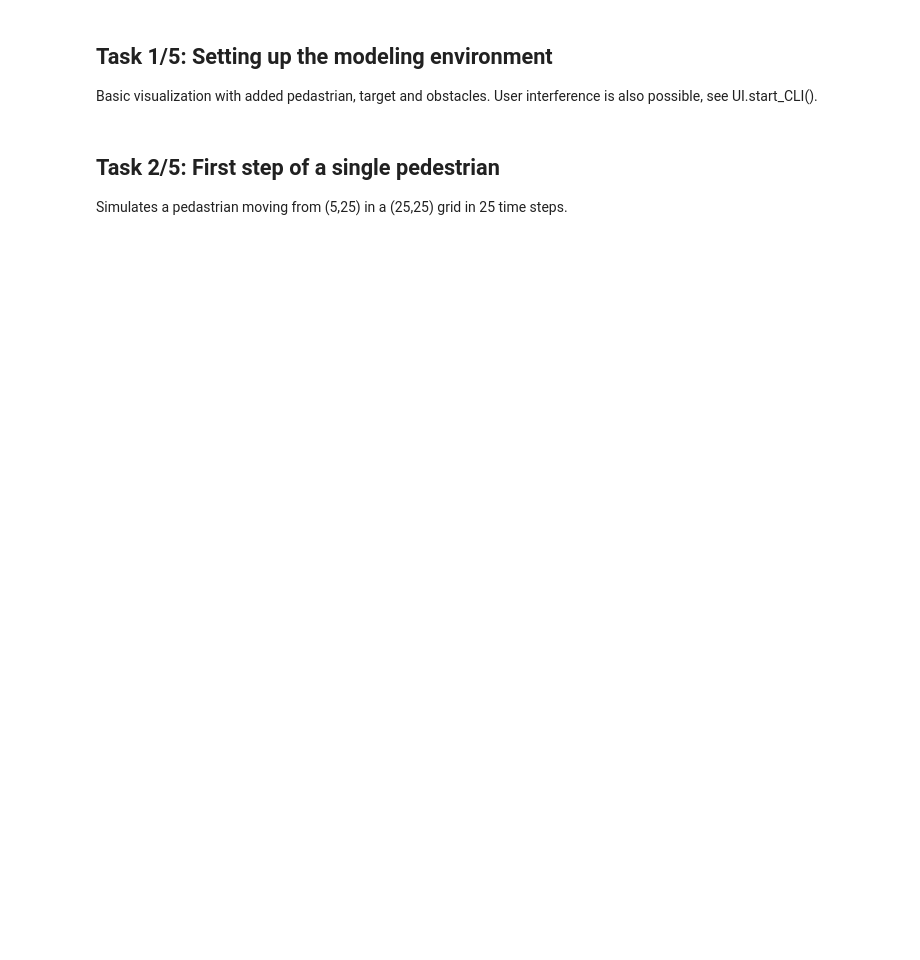
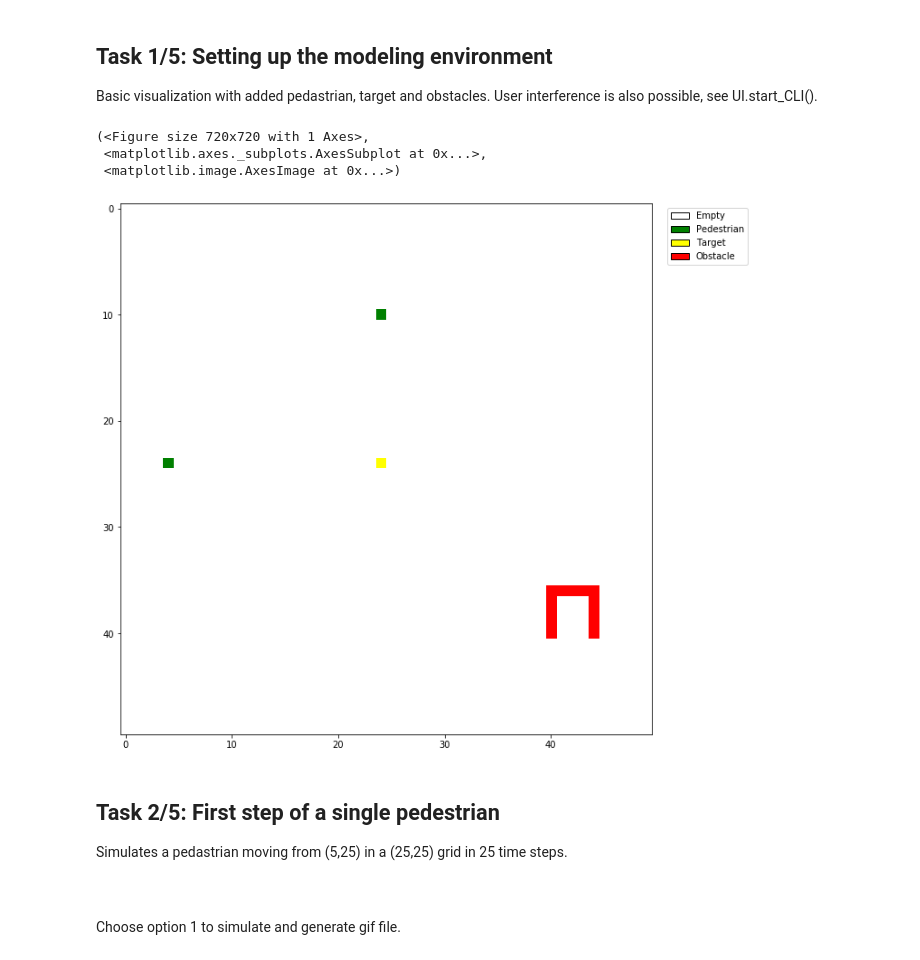
Before and after one commit to evtodorov/MLCMS, a Jupyter notebook: Exercise_1/Testing/Graphics_test.ipynb, the cells around one changed output. Drawn from its saved outputs; the diff is of its cells as text; code cells hidden in the pictures; blank space fills up the shorter version.

```diff
--- a/Exercise_1/Testing/Graphics_test.ipynb
+++ b/Exercise_1/Testing/Graphics_test.ipynb
@@ -19,7 +31,17 @@ obstacle = [(40,40), (39,40), (38,40), (37,40), (36,40),
         (37,44), (38,44), (39,44), (40,44)]
 grid_1 = PedestrianGrid(n = 50, m = 50, pedestrians = pedestrian, target = target, obstacles=obstacle)
 # %%
-#ui_1.plot(grid_1.grid)
+ui_1.plot(grid_1.grid)
+# %% [output]
+(<Figure size 720x720 with 1 Axes>,
+ <matplotlib.axes._subplots.AxesSubplot at 0x...>,
+ <matplotlib.image.AxesImage at 0x...>)
+[figure, added]
 # %% [markdown]
 ## Task 2/5: First step of a single pedestrian
 Simulates a pedastrian moving from (5,25) in a (25,25) grid in 25 time steps.
+
+<br>
+<br>
+
+Choose option 1 to simulate and generate gif file.
```
Also changed, not shown: parts of 9 cells of this notebook.
